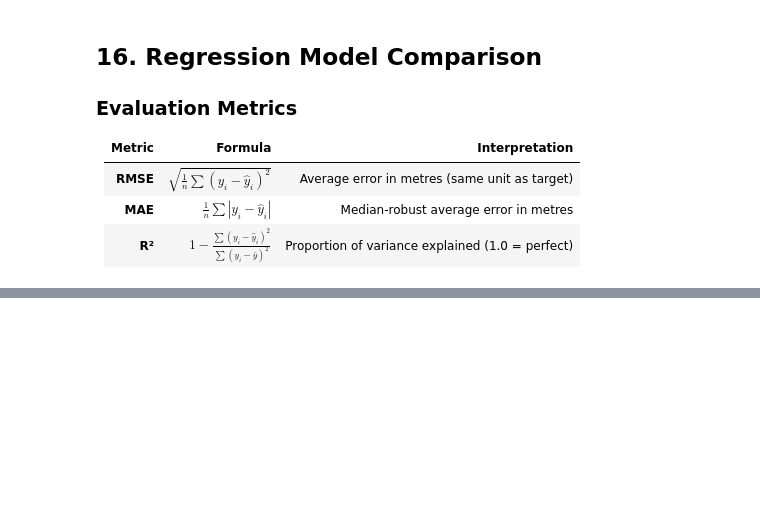
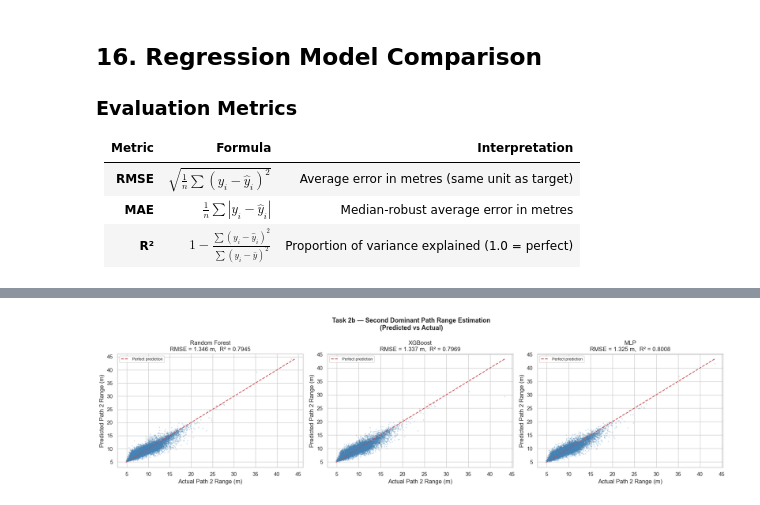
Before and after one commit to Clairerang/CSC3105_Group14, a Jupyter notebook: ML_Models.ipynb, the cells around one changed output, grey strips where cells are left out. Saved outputs shown, nothing was run; the diff lists cells and outputs as text; code cells hidden in the pictures; blank space fills up the shorter version.

```diff
--- a/ML_Models.ipynb
+++ b/ML_Models.ipynb
@@ -1203,7 +1353,7 @@ if XGB_AVAILABLE:
         n_jobs=-1
     )
     xgb_reg, y_xgbr_pred = evaluate_regressor(
-        'XGBoost', xgb_reg, X_reg_train, y_reg_train, X_reg_test, y_reg_test
+        'XGBoost', xgb_reg, X_reg_train_sel, y_reg_train, X_reg_test_sel, y_reg_test
     )
 else:
     print("Skipped — XGBoost not installed.")
@@ -1245,7 +1395,7 @@ mlp_reg = MLPRegressor(
 )
 
 mlp_reg, y_mlpr_pred = evaluate_regressor(
-    'MLP', mlp_reg, X_reg_tr_sc, y_reg_train, X_reg_te_sc, y_reg_test
+    'MLP', mlp_reg, X_reg_tr_sel_sc, y_reg_train, X_reg_te_sel_sc, y_reg_test
 )
 # %% [output]
 ----------------------------------------
@@ -1558,0 +1905,84 @@ XGBoost        1.3417  1.0193  0.6749
+# %%
+# ── Visualisation: Predicted vs Actual for each Path-2 model ─────────────────
+fig, axes = plt.subplots(1, len(path2_preds), figsize=(6 * len(path2_preds), 5))
+if len(path2_preds) == 1:
+    axes = [axes]
+fig.suptitle("Task 2b — Second Dominant Path Range Estimation\n(Predicted vs Actual)", fontsize=13, fontweight='bold')
+
+for ax, (name, y_pred) in zip(axes, path2_preds.items()):
+    rmse = path2_reg_results[name]['RMSE']
+    r2   = path2_reg_results[name]['R²']
+    ax.scatter(y_p2_test, y_pred, alpha=0.2, s=2, color='steelblue', rasterized=True)
+    lims = [min(y_p2_test.min(), y_pred.min()), max(y_p2_test.max(), y_pred.max())]
+    ax.plot(lims, lims, 'r--', lw=1.5, label='Perfect prediction')
+    ax.set_xlabel("Actual Path 2 Range (m)")
+    ax.set_ylabel("Predicted Path 2 Range (m)")
+    ax.set_title(f"{name}\nRMSE = {rmse:.3f} m,  R² = {r2:.4f}")
+    ax.legend(fontsize=8)
+
+plt.tight_layout()
+plt.savefig("path2_predicted_vs_actual.png", dpi=150, bbox_inches='tight')
+plt.show()
+
+# ── Visualisation: Delta index distribution (LOS vs NLOS first path) ──────────
+fig, axes = plt.subplots(1, 2, figsize=(14, 5))
+fig.suptitle("Second Path Analysis — CIR Peak Delay Distribution", fontsize=13, fontweight='bold')
+
+# Histogram of delta_ns split by NLOS label of the measurement
+los_mask  = df_raw['NLOS'].values == 0
+nlos_mask = df_raw['NLOS'].values == 1
+
+axes[0].hist(delta_ns[los_mask],  bins=60, alpha=0.7, color='#2ecc71', label='Path 1 = LOS',  density=True)
+axes[0].hist(delta_ns[nlos_mask], bins=60, alpha=0.7, color='#e74c3c', label='Path 1 = NLOS', density=True)
+axes[0].set_xlabel("Time Delay Between Path 1 and Path 2 (ns)")
+axes[0].set_ylabel("Density")
+axes[0].set_title("Path-2 Arrival Delay by Path-1 Condition")
+axes[0].legend()
+
+# Scatter: Path-1 range vs Path-2 estimated range
+sample_idx = np.random.choice(len(y_path2), size=5000, replace=False)
+axes[1].scatter(df_raw['RANGE'].values[sample_idx], y_path2[sample_idx],
+                alpha=0.3, s=2, color='#3498db')
+axes[1].set_xlabel("Path 1 Range (m)")
+axes[1].set_ylabel("Path 2 Estimated Range (m)")
+axes[1].set_title("Path 1 vs Path 2 Range (5,000 samples)")
+diag = [df_raw['RANGE'].min(), df_raw['RANGE'].max()]
+axes[1].plot(diag, diag, 'r--', lw=1, label='d2 = d1 (reference)')
+axes[1].legend(fontsize=8)
+
+plt.tight_layout()
+plt.savefig("path2_analysis.png", dpi=150, bbox_inches='tight')
+plt.show()
+
+# ── Full two-path pipeline summary ─────────────────────────────────────────────
+print("\n" + "=" * 70)
+print("COMPLETE TWO-PATH SYSTEM — FINAL SUMMARY")
+print("=" * 70)
+
+print("""
+INPUT: One CIR measurement (anchor-tag link)
+  |
+  |── PATH 1 (Shortest / First Detected)
+  |      Classification  -> XGBoost / RF / CNN
+  |                         LOS (0) or NLOS (1)
+  |      Range Estimate  -> XGBoost Regressor
+  |                         Predict RANGE from signal features
+  |
+  |── PATH 2 (Second Dominant)
+         Classification  -> Always NLOS (by definition — no model needed)
+         Range Estimate  -> Task 2b models (RF / XGBoost / MLP)
+                           Predict d2 = d1 + delta_t * c
+
+LOCALISATION DECISION:
+  - If Path 1 = LOS  -> use measured RANGE directly (reliable)
+  - If Path 1 = NLOS -> use Path 1 regressor's corrected range
+  - Path 2 range used as secondary constraint for multilateration
+""")
+
+print("Task 2b Regression Results:")
+print(pd.DataFrame(path2_reg_results).T.round(4).sort_values('RMSE').to_string())
+
+print("\nTask 2  Regression Results (Path 1, for comparison):")
+print(pd.DataFrame(reg_results).T.round(4).sort_values('RMSE').to_string())
+# %% [output]
+[figure, added]
```
Also changed, not shown: parts of 45 cells of this notebook, 6 other files.
